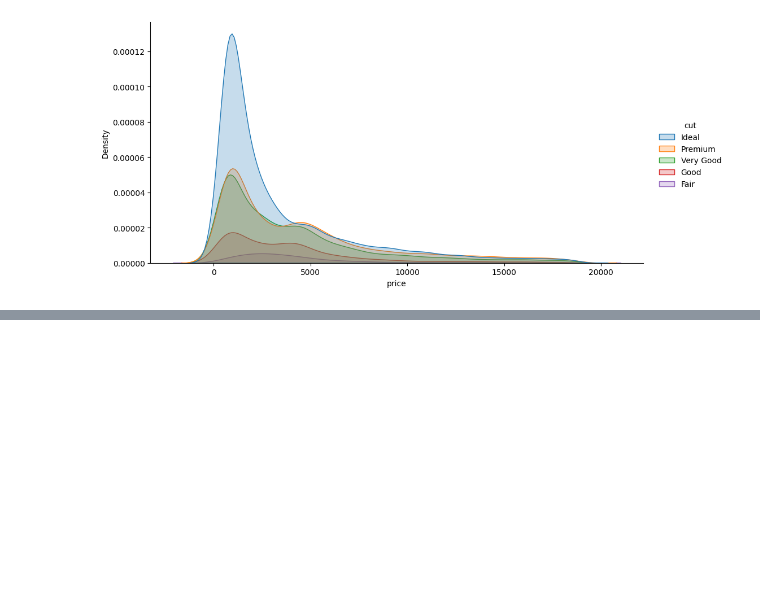
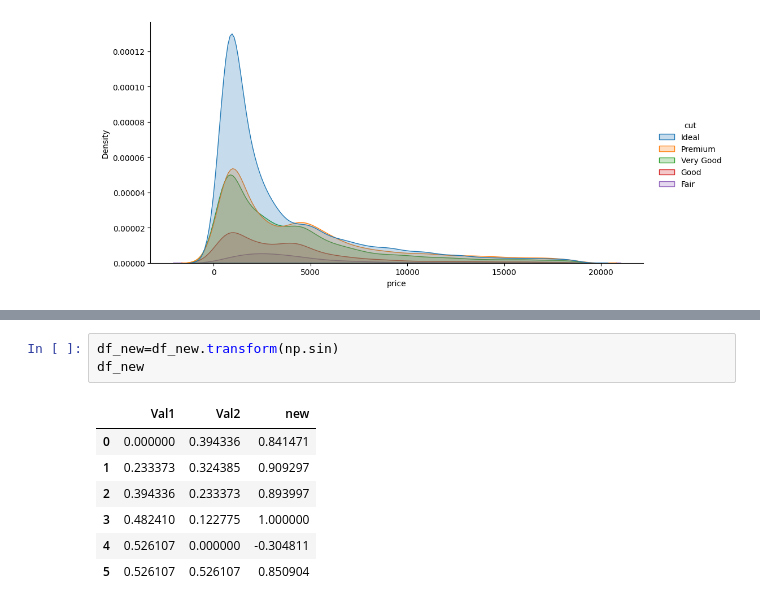
Before and after one commit to Unbeatable2323/Ai-leaning-from-scratch, a Jupyter notebook: newmonthpractice.ipynb, the cells around one changed output, grey strips where cells are left out. Drawn from its saved outputs; the diff is of its cells as text; blank space fills up the shorter version.

```diff
--- a/newmonthpractice.ipynb
+++ b/newmonthpractice.ipynb
@@ -82,0 +154,11 @@ sns.displot(dataset, x='price', hue='cut', kind='kde', fill=True, height=5, aspe
+# %%
+df_new=df_new.transform(np.sin)
+df_new
+# %% [output]
+|  | Val1 | Val2 | new |
+| 0 | 0.000000 | 0.394336 | 0.841471 |
+| 1 | 0.233373 | 0.324385 | 0.909297 |
+| 2 | 0.394336 | 0.233373 | 0.893997 |
+| 3 | 0.482410 | 0.122775 | 1.000000 |
+| 4 | 0.526107 | 0.000000 | -0.304811 |
+| 5 | 0.526107 | 0.526107 | 0.850904 |
```
Also changed, not shown: parts of 7 cells of this notebook, 4 other files.
